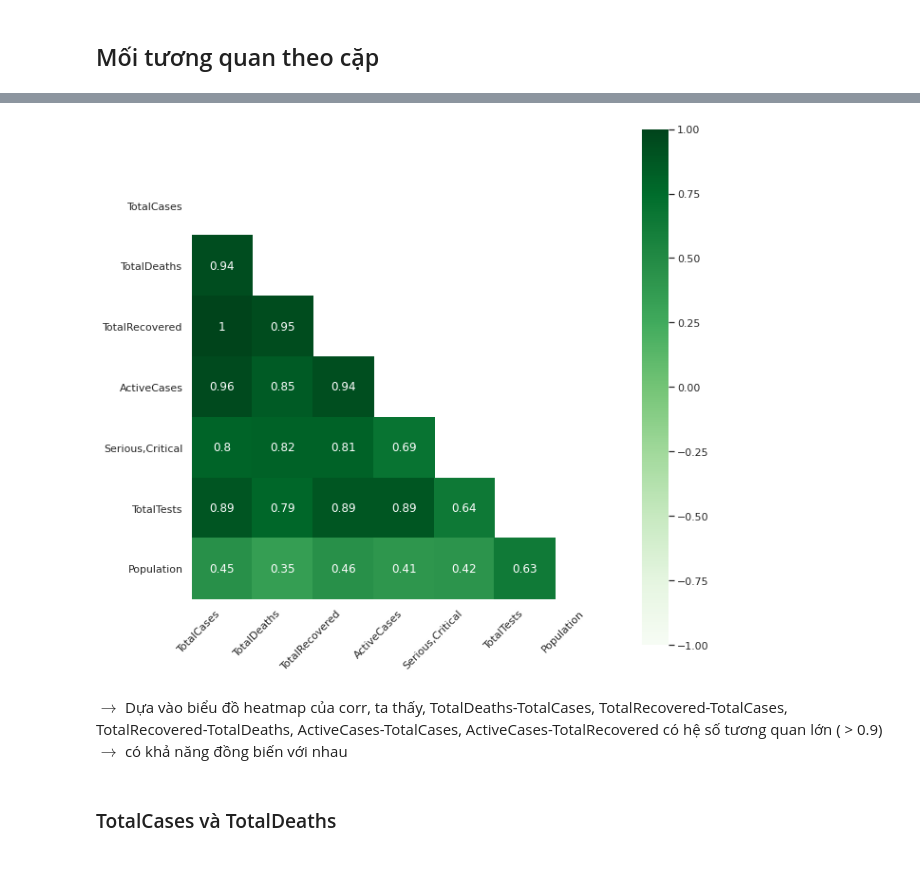
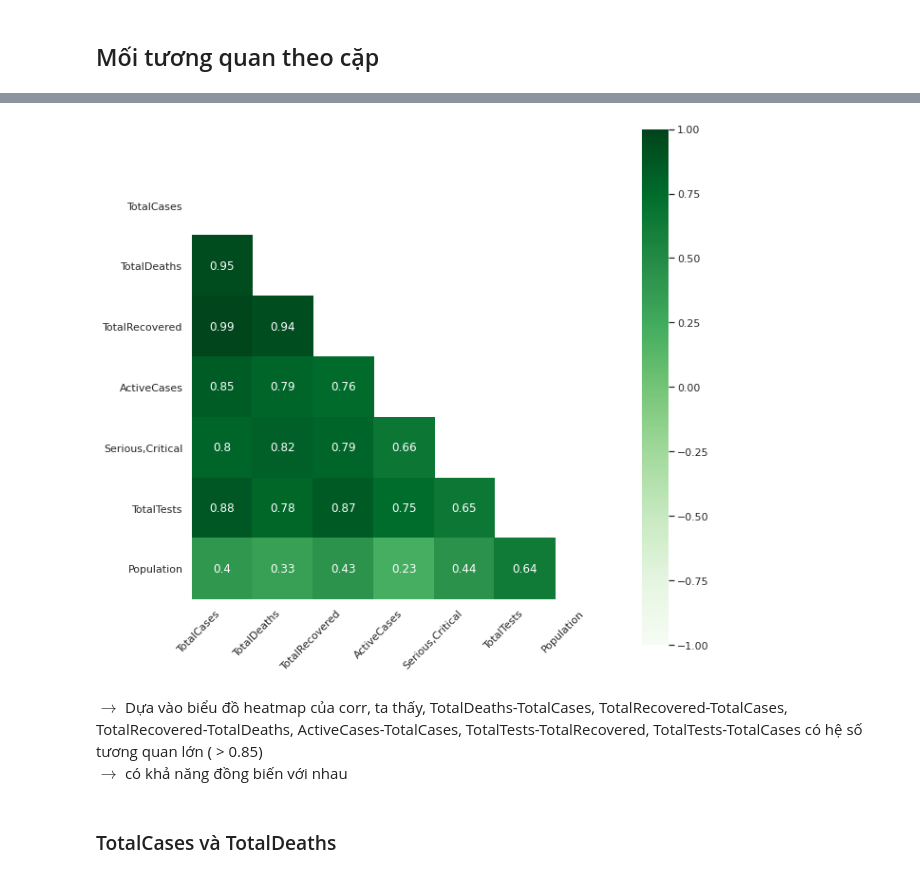
Before and after one commit to HieuTranV/DataVisualization, a Jupyter notebook: Analysis.ipynb, the cells around one changed output, grey strips where cells are left out. Saved outputs shown, nothing was run; the diff lists cells and outputs as text; code cells hidden in the pictures.

```diff
--- a/Analysis.ipynb
+++ b/Analysis.ipynb
@@ -7,7 +10,7 @@ import scipy.stats
 # %% [markdown]
 # Đọc dữ liệu đầu vào
 # %%
-data_df = pd.read_csv("../data/coronavirus/coronavirus0428.csv", index_col="Country,Other")[-222:]
+data_df = pd.read_csv("../data/coronavirus/coronavirus0410.csv", index_col="Country,Other")
 data_df.head()
 # %% [output]
 |  | TotalCases | NewCases | TotalDeaths | NewDeaths | TotalRecovered | NewRecovered | ActiveCases | ... |
@@ -440,28 +461,34 @@ ax.set_xticklabels(
 # %%
+num_cols =df.select_dtypes(exclude='object').columns
+imp_mean = SimpleImputer(missing_values=np.nan, strategy='mean')
+colTransform = ColumnTransformer(transformers =[('numerical', imp_mean, num_cols)])
+colNormalize=StandardScaler()
+new_df = colTransform.fit_transform(df)
+new_df = colNormalize.fit_transform(new_df)
+df = pd.DataFrame(new_df, columns = ["TotalCases", "TotalDeaths", "TotalRecovered", "ActiveCases", "Serious,Critical", "TotalTests", "Population"])
 corr = df.corr(method='pearson')
-# corr
 sns.set_theme(style='whitegrid')
 plt.figure(figsize=(10, 10))
 mask = np.zeros_like(corr, dtype=np.bool)
 mask[np.triu_indices_from(mask)] = True
 ax = sns.heatmap(
     corr,
     annot=True,
     vmin=-1, vmax=1, center=0,
     cmap = 'Greens',
 #     cmap=sns.diverging_palette(20, 20, n=240),
     mask = mask,
     square=True,
 
 )
 ax.set_xticklabels(
     ax.get_xticklabels(),
     rotation=45,
     horizontalalignment='right'
 );
 # %% [output]
-[figure, old version]
+[figure, new version]
 # %% [markdown]
-$\rightarrow$ Dựa vào biểu đồ heatmap của corr, ta thấy, TotalDeaths-TotalCases, TotalRecovered-TotalCases, TotalRecovered-TotalDeaths, ActiveCases-TotalCases, ActiveCases-TotalRecovered có hệ số tương quan lớn ( > 0.9) \
+$\rightarrow$ Dựa vào biểu đồ heatmap của corr, ta thấy, TotalDeaths-TotalCases, TotalRecovered-TotalCases, TotalRecovered-TotalDeaths, ActiveCases-TotalCases, TotalTests-TotalRecovered, TotalTests-TotalCases có hệ số tương quan lớn ( > 0.85) \
 $\rightarrow$ có khả năng đồng biến với nhau
 # %%
```
Also changed, not shown: parts of 63 cells of this notebook, 3 other files.
